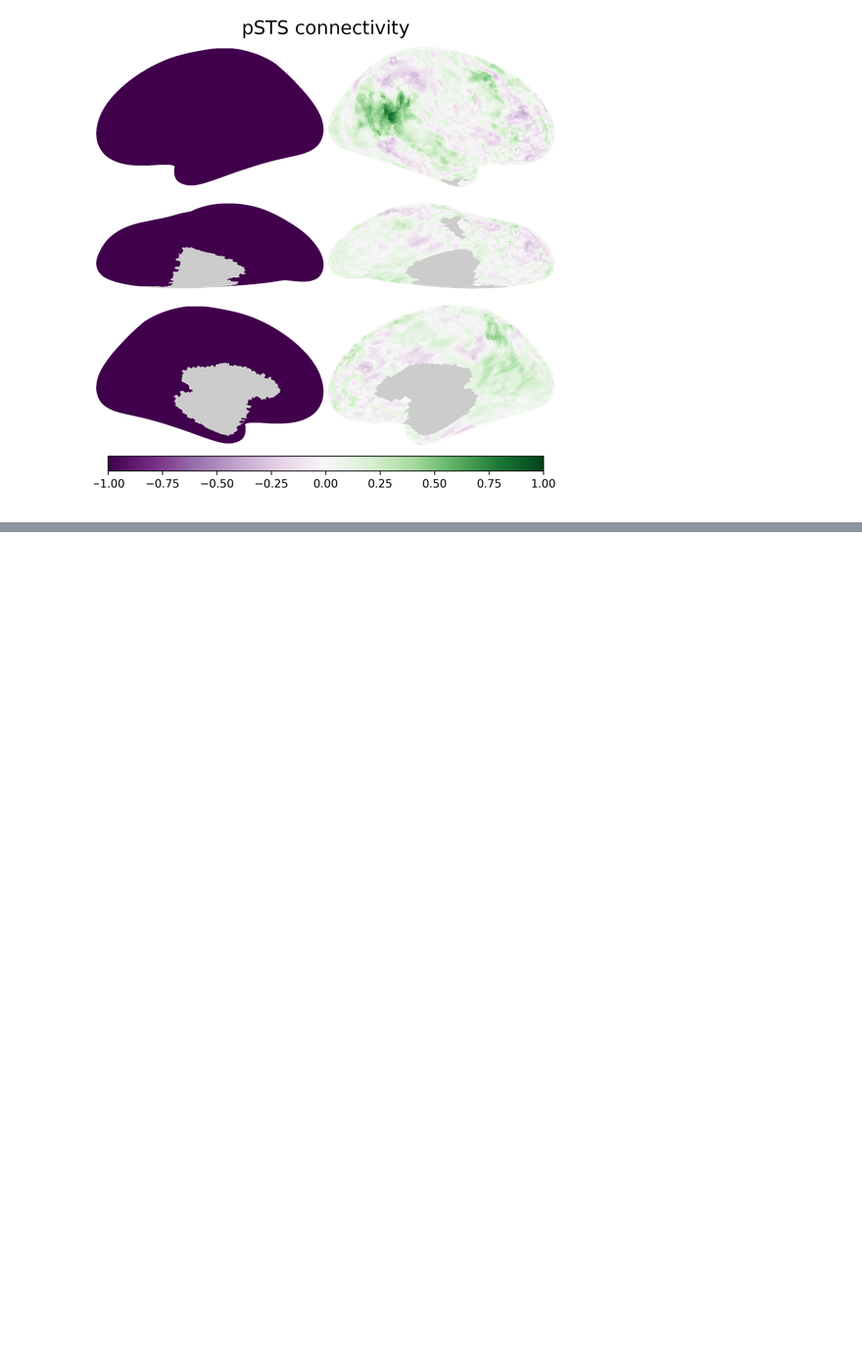
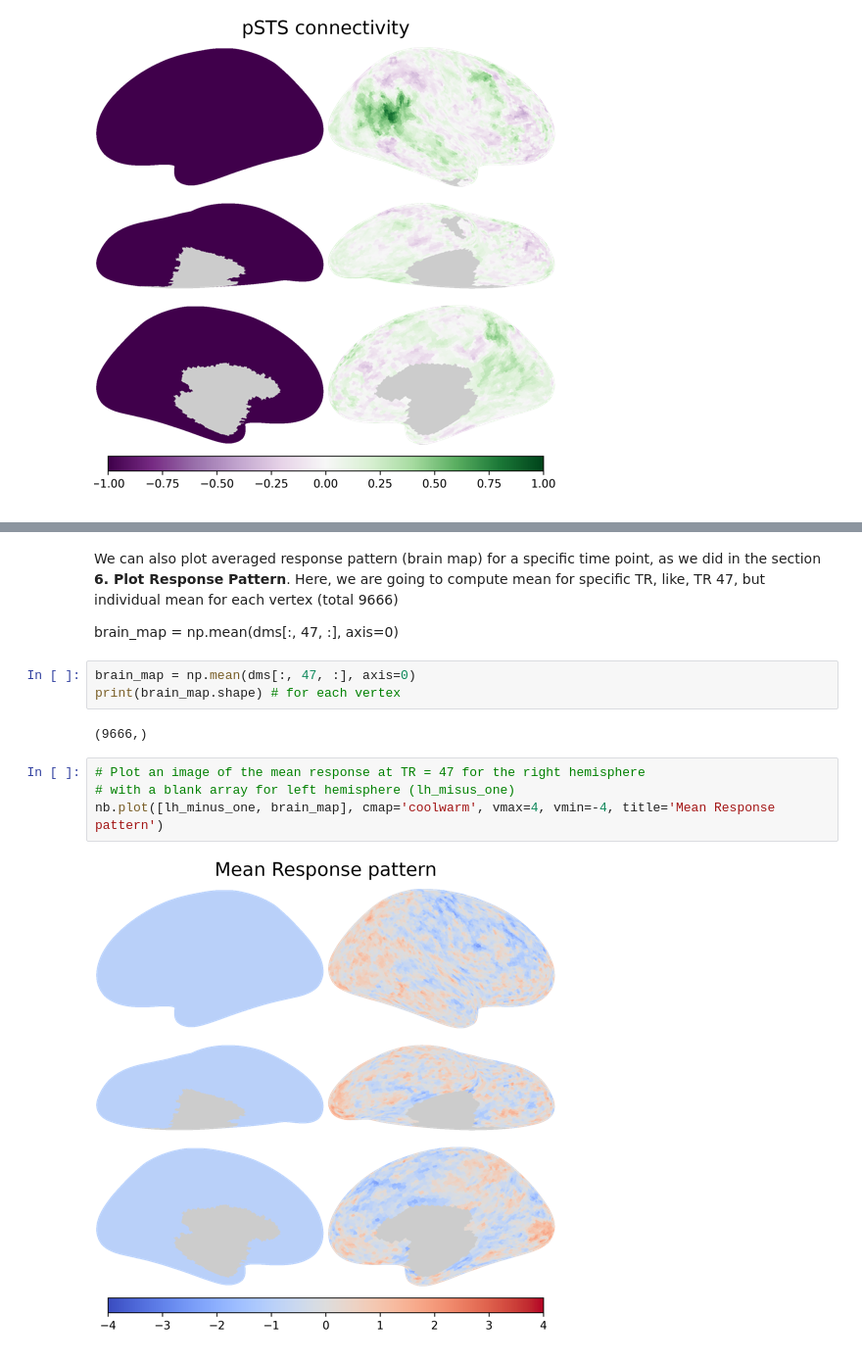
Before and after one commit to eunhyechoe/psyc60, a Jupyter notebook: 1_data_visualization.ipynb, the cells around one changed output, grey strips where cells are left out. Shown at 98% size. Saved outputs shown, nothing was run; the diff lists cells and outputs as text; blank space fills up the shorter version.

```diff
--- a/1_data_visualization.ipynb
+++ b/1_data_visualization.ipynb
@@ -305,0 +374,15 @@ nb.plot([lh_minus_one, connvec_sts], cmap='PRGn', vmax=1, vmin=-1, title='pSTS c
+# %% [markdown]
+We can also plot averaged response pattern (brain map) for a specific time point, as we did in the section **6. Plot Response Pattern**. Here, we are going to compute mean for specific TR, like, TR 47, but individual mean for each vertex (total 9666)
+
+brain_map = np.mean(dms[:, 47, :], axis=0)
+# %%
+brain_map = np.mean(dms[:, 47, :], axis=0)
+print(brain_map.shape) # for each vertex
+# %% [output]
+(9666,)
+# %%
+# Plot an image of the mean response at TR = 47 for the right hemisphere
+# with a blank array for left hemisphere (lh_misus_one)
+nb.plot([lh_minus_one, brain_map], cmap='coolwarm', vmax=4, vmin=-4, title='Mean Response pattern')
+# %% [output]
+[figure, added]
```
Also changed, not shown: parts of 11 cells of this notebook.
